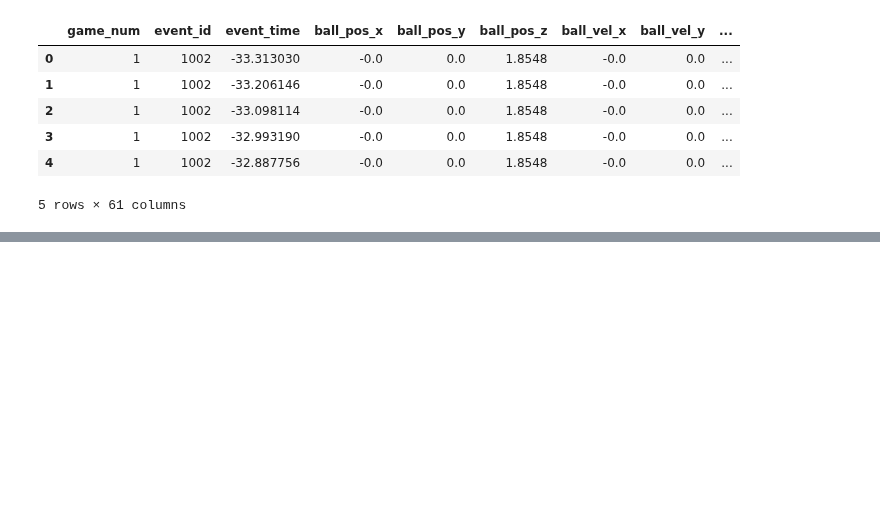
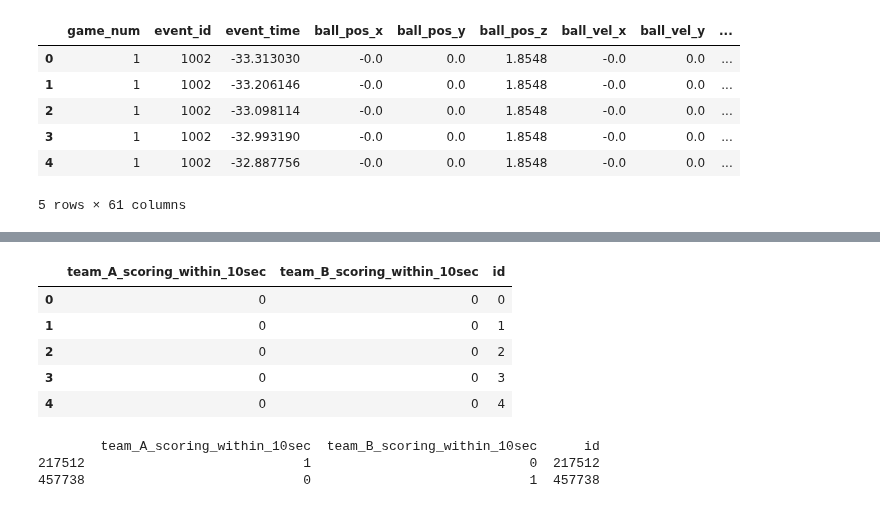
Before and after one commit to renaudjmathieu/Kaggle, a Jupyter notebook: Tabular Playground Series - Oct 2022/notebook.ipynb, the cells around one changed output, grey strips where cells are left out. Drawn from its saved outputs; the diff is of its cells as text; code cells hidden in the pictures; blank space fills up the shorter version.

```diff
--- a/Tabular Playground Series - Oct 2022/notebook.ipynb
+++ b/Tabular Playground Series - Oct 2022/notebook.ipynb
@@ -30,0 +128,20 @@ test.head()
+# %%
+#add id column to predictions
+submission = pd.DataFrame(y_unseen, columns=['team_A_scoring_within_10sec', 'team_B_scoring_within_10sec'])
+submission['id'] = unseen.index
+# %%
+submission.head()
+# %% [output]
+|  | team_A_scoring_within_10sec | team_B_scoring_within_10sec | id |
+| 0 | 0 | 0 | 0 |
+| 1 | 0 | 0 | 1 |
+| 2 | 0 | 0 | 2 |
+| 3 | 0 | 0 | 3 |
+| 4 | 0 | 0 | 4 |
+# %%
+#select from submission only rows where team_A_scoring_within_10sec or team_B_scoring_within_10sec is 1
+print(submission[(submission['team_A_scoring_within_10sec'] == 1) | (submission['team_B_scoring_within_10sec'] == 1)])
+# %% [output]
+        team_A_scoring_within_10sec  team_B_scoring_within_10sec      id
+217512                            1                            0  217512
+457738                            0                            1  457738
```
Also changed, not shown: parts of 13 cells of this notebook.
